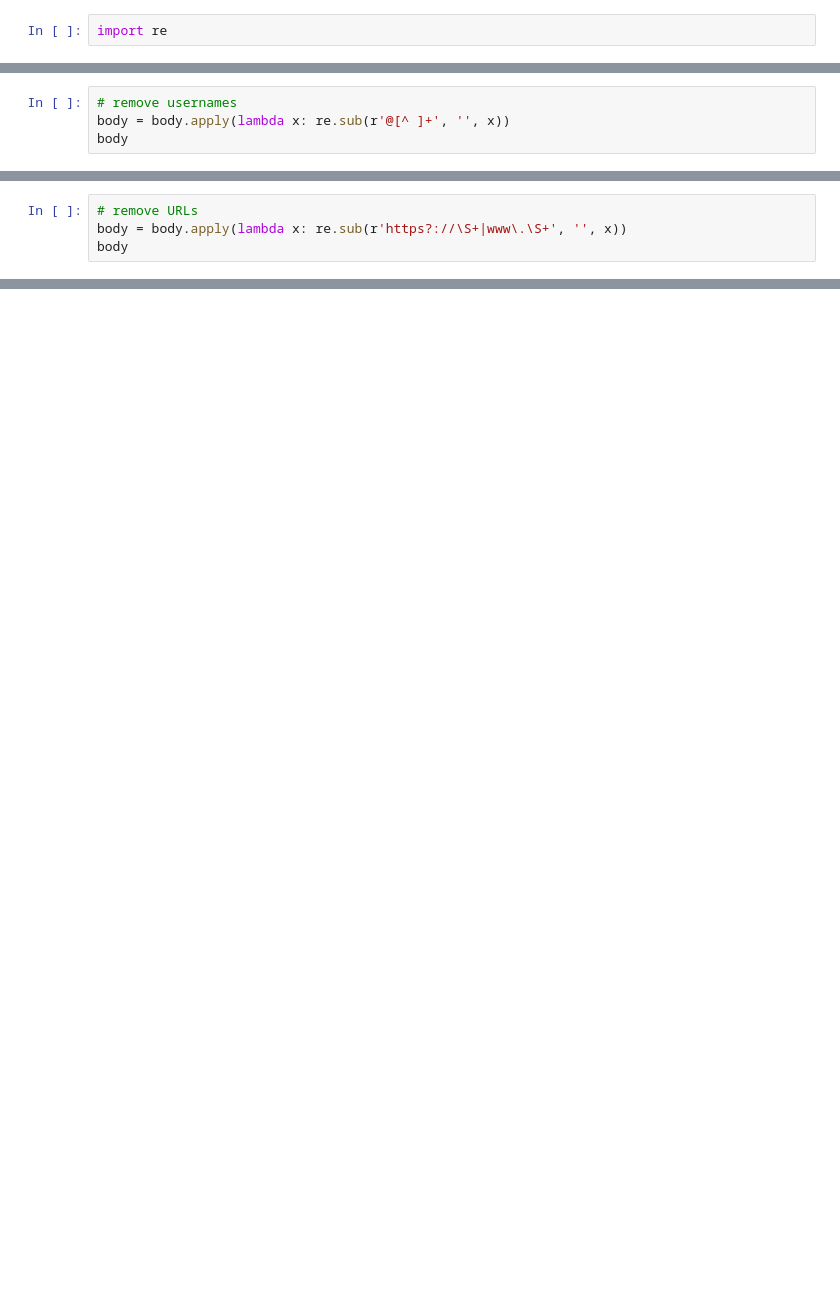
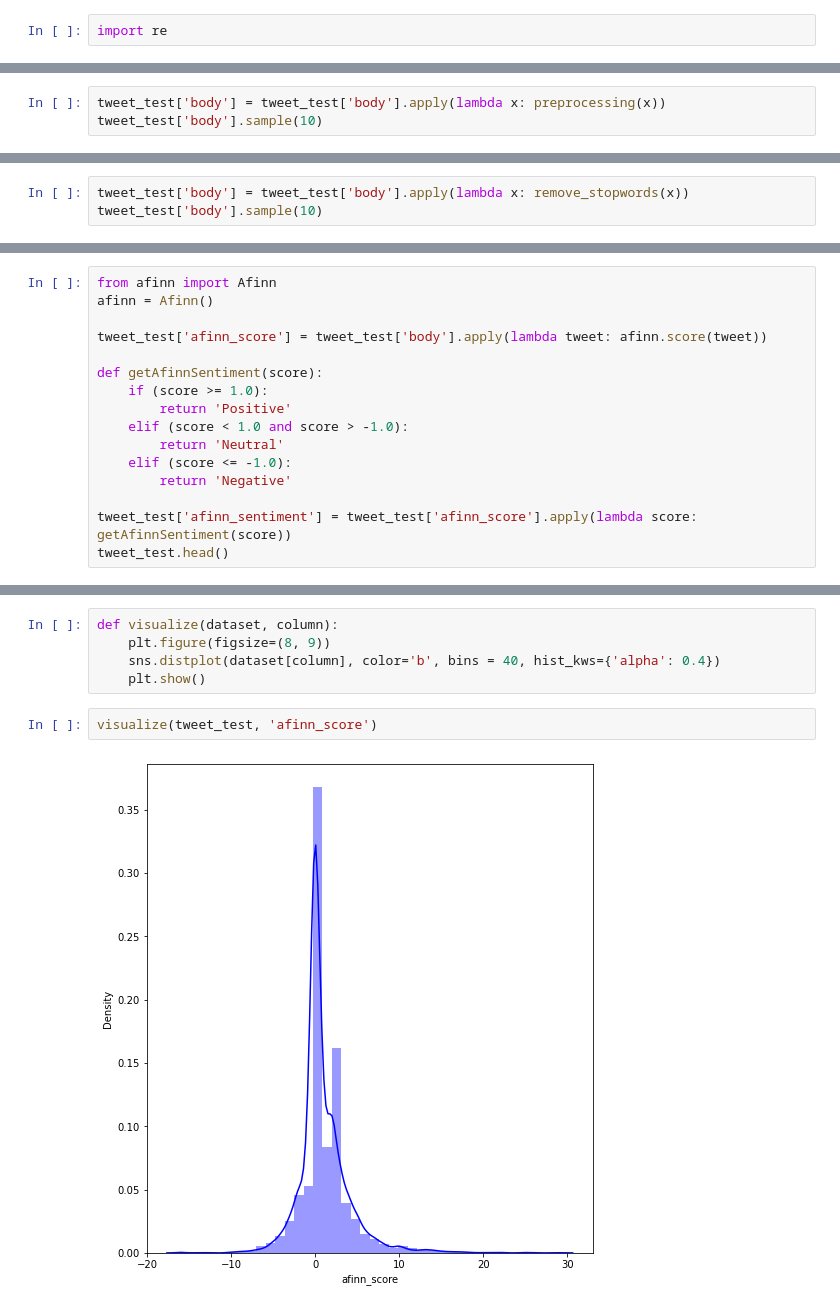
Before and after one commit to francestang1117/Sentiment-Analysis-of-Apple-company, a Jupyter notebook: code.ipynb, the cells around one changed output, grey strips where cells are left out. Drawn from its saved outputs; the diff is of its cells as text; blank space fills up the shorter version.

```diff
--- a/code.ipynb
+++ b/code.ipynb
@@ -67,5 +205,4 @@ import re
 # %%
-# remove usernames
-body = body.apply(lambda x: re.sub(r'@[^ ]+', '', x))
-body
+tweet_test['body'] = tweet_test['body'].apply(lambda x: preprocessing(x))
+tweet_test['body'].sample(10)
 # %% [output]
@@ -84,5 +220,4 @@ Name: body, Length: 1425013, dtype: object
 # %%
-# remove URLs
-body = body.apply(lambda x: re.sub(r'https?://\S+|www\.\S+', '', x))
-body
+tweet_test['body'] = tweet_test['body'].apply(lambda x: remove_stopwords(x))
+tweet_test['body'].sample(10)
 # %% [output]
@@ -218,0 +239,16 @@ tweet_cy_new['body'].to_csv("output.csv")
+# %%
+from afinn import Afinn
+afinn = Afinn()
+
+tweet_test['afinn_score'] = tweet_test['body'].apply(lambda tweet: afinn.score(tweet))
+
+def getAfinnSentiment(score):
+    if (score >= 1.0):
+        return 'Positive'
+    elif (score < 1.0 and score > -1.0):
+        return 'Neutral'
+    elif (score <= -1.0):
+        return 'Negative'
+
+tweet_test['afinn_sentiment'] = tweet_test['afinn_score'].apply(lambda score: getAfinnSentiment(score))
+tweet_test.head()
@@ -218,0 +282,9 @@ tweet_cy_new['body'].to_csv("output.csv")
+# %%
+def visualize(dataset, column):
+    plt.figure(figsize=(8, 9))
+    sns.distplot(dataset[column], color='b', bins = 40, hist_kws={'alpha': 0.4})
+    plt.show()
+# %%
+visualize(tweet_test, 'afinn_score')
+# %% [output]
+[figure, added]
```
Also changed, not shown: parts of 40 cells of this notebook.
